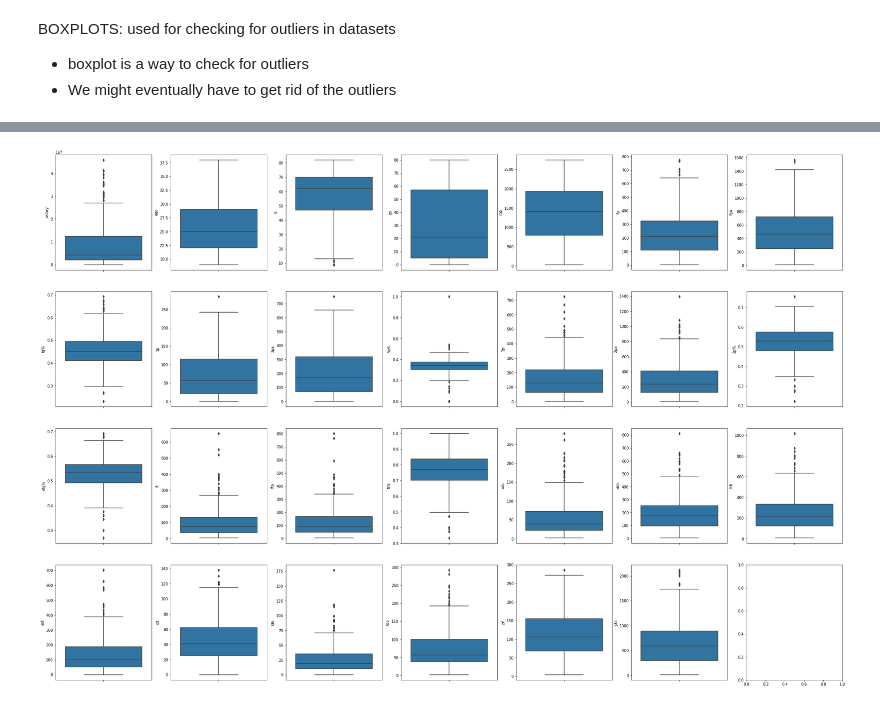
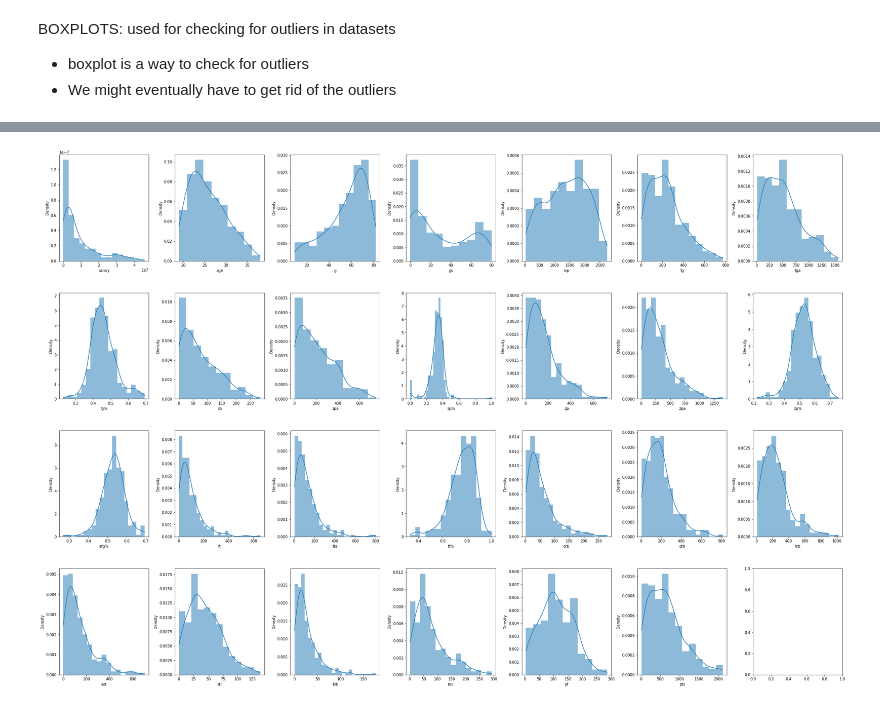
Before and after one commit to hakeem-cmd/Shopify-Data-Science-Challenge, a Jupyter notebook: DS_PROJECTS/p3/tensorflow.ipynb, the cells around one changed output, grey strips where cells are left out. Drawn from its saved outputs; the diff is of its cells as text; code cells hidden in the pictures.

```diff
--- a/DS_PROJECTS/p3/tensorflow.ipynb
+++ b/DS_PROJECTS/p3/tensorflow.ipynb
@@ -104,3 +138,21 @@ print(nba_data_numeric.describe())
 BOXPLOTS: used for checking for outliers in datasets
 - boxplot is a way to check for outliers
 - We might eventually have to get rid of the outliers
+# %%
+# A box plot allows you to compare different variables
+# The box shows the quartiles of the data. The bar in the middle is the median and
+# the box extends 1 standard deviation from the median
+# The whiskers extend to all the other data aside from the points that are considered
+# to be outliers
+fig, axs = plt.subplots(ncols=7, nrows=4, figsize=(30, 20))
+index = 0
+axs = axs.flatten()
+for k,v in nba_data_numeric.items():
+    # sns.boxplot(y=k, data=nba_data, ax=axs[index])
+    sns.boxplot(y=k, data=nba_data_numeric, ax=axs[index])
+    index += 1 #increment index to move to next plot/row
+plt.tight_layout(pad=0.4, w_pad=0.5, h_pad=5.0)
+
+# Outliers are extreme values that differ from the vast majority of the data.
+# They can have a big impact on the results of your hypothesis
+# Since salary is what we are interested in and it has many outliers that could be an issue
@@ -107,10 +161,14 @@ BOXPLOTS: used for checking for outliers in datasets
 # %%
-fig, axs = plt.subplots(ncols=7, nrows=4, figsize=(30, 20)) #Create a figure with 7 columns and 4 rows
+#HISTOGRAM PLOT
+fig, axs = plt.subplots(ncols=7, nrows=4, figsize=(30, 20))
 index = 0
-axs = axs.flatten() #
-for k,v in nba_data_numeric.items(): #Loop through the columns
-    sns.boxplot(y=k, data=nba_data_numeric, ax=axs[index]) #plot the data
-    index += 1 #Increment the index
-plt.tight_layout(pad=0.4, w_pad=0.5, h_pad=5.0) #Adjust the spacing between the plots
+axis = axs.flatten()
+for k,v in nba_data_numeric.items():
+    # sns.hisplot(y=k, data=nba_data, ax=axs[index])
+    sns.histplot(v, ax=axis[index], kde = True, stat = "density", linewidth=0)
+    index += 1 #increment index to move to next plot/row
+plt.tight_layout(pad=0.4, w_pad=0.5, h_pad=5.0)
+
+#field goal percentage is a normal distribution
 # %% [output]
-[figure, old version]
+[figure, new version]
```
Also changed, not shown: parts of 15 cells of this notebook, 3 other files.
